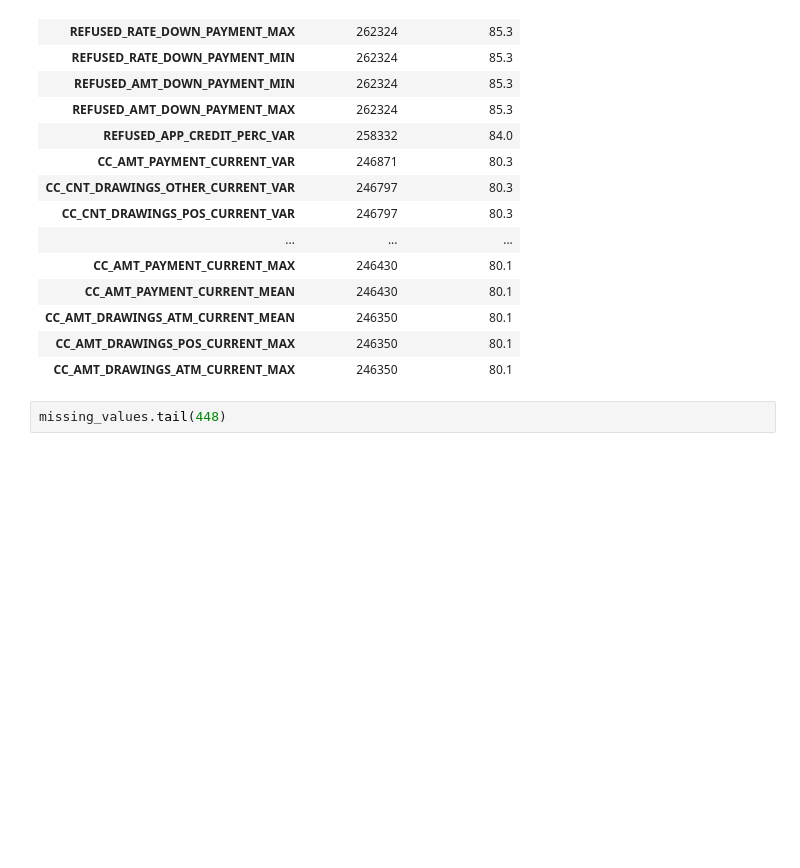
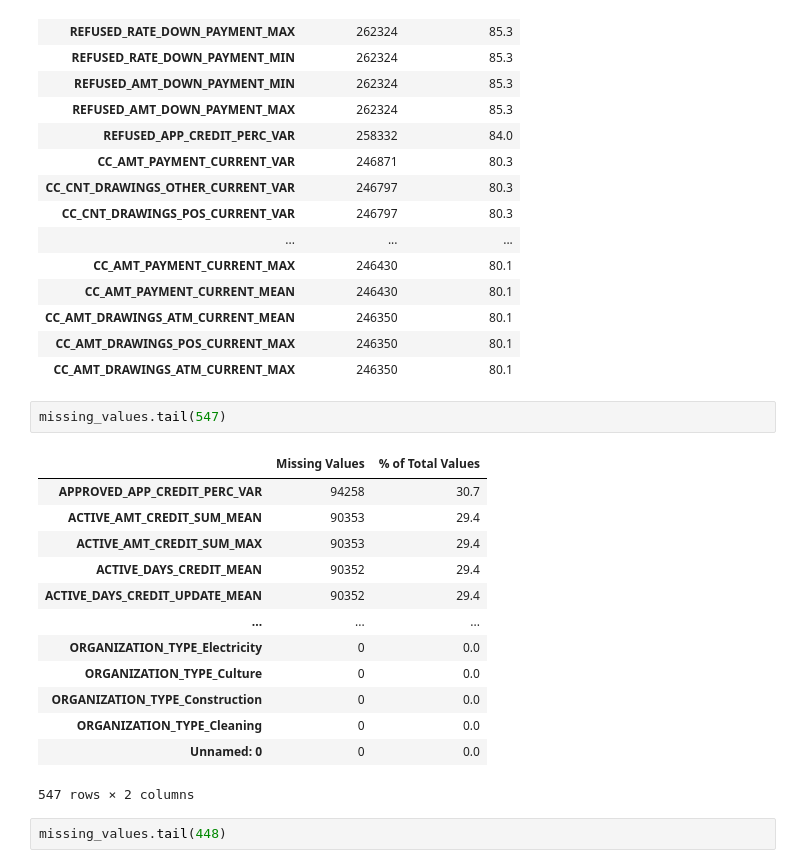
Before and after one commit to lauraamy/projet7_pretdepenser, a Jupyter notebook: projet7_models_finding_features.ipynb, the cells around one changed output. Drawn from its saved outputs; the diff is of its cells as text; blank space fills up the shorter version.

```diff
--- a/projet7_models_finding_features.ipynb
+++ b/projet7_models_finding_features.ipynb
@@ -129,6 +130,22 @@ There are 610 columns that have missing values.
 | CC_AMT_DRAWINGS_ATM_CURRENT_MEAN | 246350 | 80.1 |
 | CC_AMT_DRAWINGS_POS_CURRENT_MAX | 246350 | 80.1 |
 | CC_AMT_DRAWINGS_ATM_CURRENT_MAX | 246350 | 80.1 |
+# %%
+missing_values.tail(547)
+# %% [output]
+|  | Missing Values | % of Total Values |
+| APPROVED_APP_CREDIT_PERC_VAR | 94258 | 30.7 |
+| ACTIVE_AMT_CREDIT_SUM_MEAN | 90353 | 29.4 |
+| ACTIVE_AMT_CREDIT_SUM_MAX | 90353 | 29.4 |
+| ACTIVE_DAYS_CREDIT_MEAN | 90352 | 29.4 |
+| ACTIVE_DAYS_CREDIT_UPDATE_MEAN | 90352 | 29.4 |
+| ... | ... | ... |
+| ORGANIZATION_TYPE_Electricity | 0 | 0.0 |
+| ORGANIZATION_TYPE_Culture | 0 | 0.0 |
+| ORGANIZATION_TYPE_Construction | 0 | 0.0 |
+| ORGANIZATION_TYPE_Cleaning | 0 | 0.0 |
+| Unnamed: 0 | 0 | 0.0 |
+547 rows × 2 columns
 # %%
 missing_values.tail(448)
 # %% [output]
```
Also changed, not shown: parts of 25 cells of this notebook, 5 other files.
